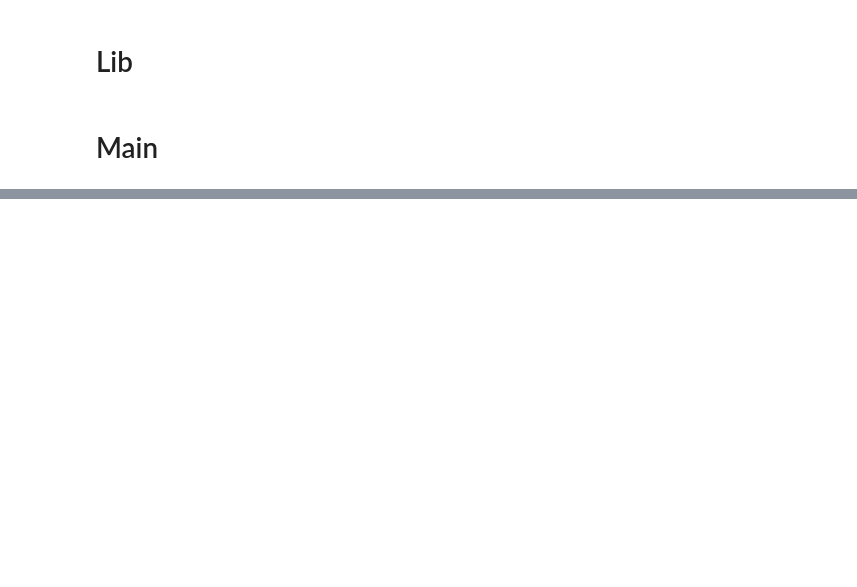
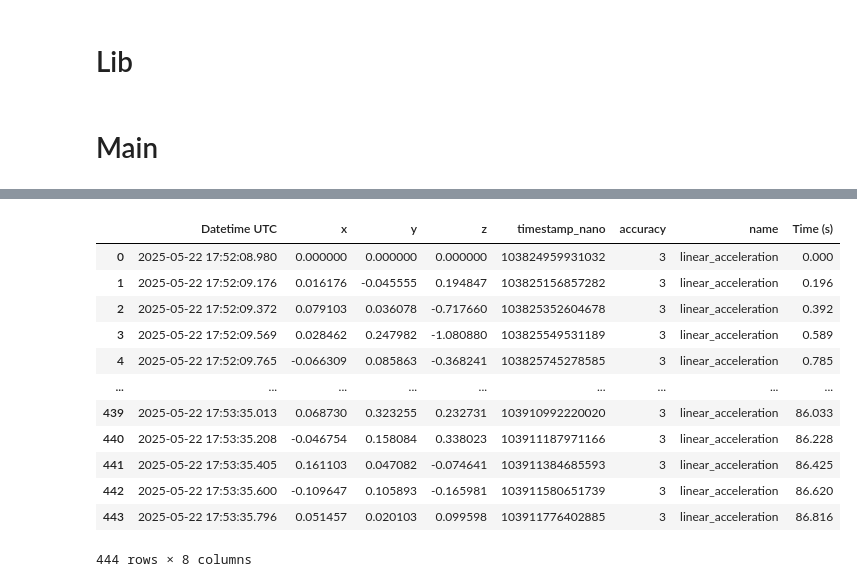
Before and after one commit to RafaBSales/MAC0209-EP2, a Jupyter notebook: ep2.ipynb, the cells around one changed output, grey strips where cells are left out. Saved outputs shown, nothing was run; the diff lists cells and outputs as text; code cells hidden in the pictures; blank space fills up the shorter version.

```diff
--- a/ep2.ipynb
+++ b/ep2.ipynb
@@ -49,0 +101,18 @@ Mounted at /content/drive
+# %%
+sample = mu_reta_ds.instances['2-2025-05-22-14-52-08-657']
+sample_accel_data = sample.sensors3['linear_acceleration']
+sample_accel_data
+# %% [output]
+|  | Datetime UTC | x | y | z | timestamp_nano | accuracy | name | Time (s) |
+| 0 | 2025-05-22 17:52:08.980 | 0.000000 | 0.000000 | 0.000000 | 103824959931032 | 3 | linear_acceleration | 0.000 |
+| 1 | 2025-05-22 17:52:09.176 | 0.016176 | -0.045555 | 0.194847 | 103825156857282 | 3 | linear_acceleration | 0.196 |
+| 2 | 2025-05-22 17:52:09.372 | 0.079103 | 0.036078 | -0.717660 | 103825352604678 | 3 | linear_acceleration | 0.392 |
+| 3 | 2025-05-22 17:52:09.569 | 0.028462 | 0.247982 | -1.080880 | 103825549531189 | 3 | linear_acceleration | 0.589 |
+| 4 | 2025-05-22 17:52:09.765 | -0.066309 | 0.085863 | -0.368241 | 103825745278585 | 3 | linear_acceleration | 0.785 |
+| ... | ... | ... | ... | ... | ... | ... | ... | ... |
+| 439 | 2025-05-22 17:53:35.013 | 0.068730 | 0.323255 | 0.232731 | 103910992220020 | 3 | linear_acceleration | 86.033 |
+| 440 | 2025-05-22 17:53:35.208 | -0.046754 | 0.158084 | 0.338023 | 103911187971166 | 3 | linear_acceleration | 86.228 |
+| 441 | 2025-05-22 17:53:35.405 | 0.161103 | 0.047082 | -0.074641 | 103911384685593 | 3 | linear_acceleration | 86.425 |
+| 442 | 2025-05-22 17:53:35.600 | -0.109647 | 0.105893 | -0.165981 | 103911580651739 | 3 | linear_acceleration | 86.620 |
+| 443 | 2025-05-22 17:53:35.796 | 0.051457 | 0.020103 | 0.099598 | 103911776402885 | 3 | linear_acceleration | 86.816 |
+444 rows × 8 columns
```
Also changed, not shown: parts of 5 cells of this notebook.
